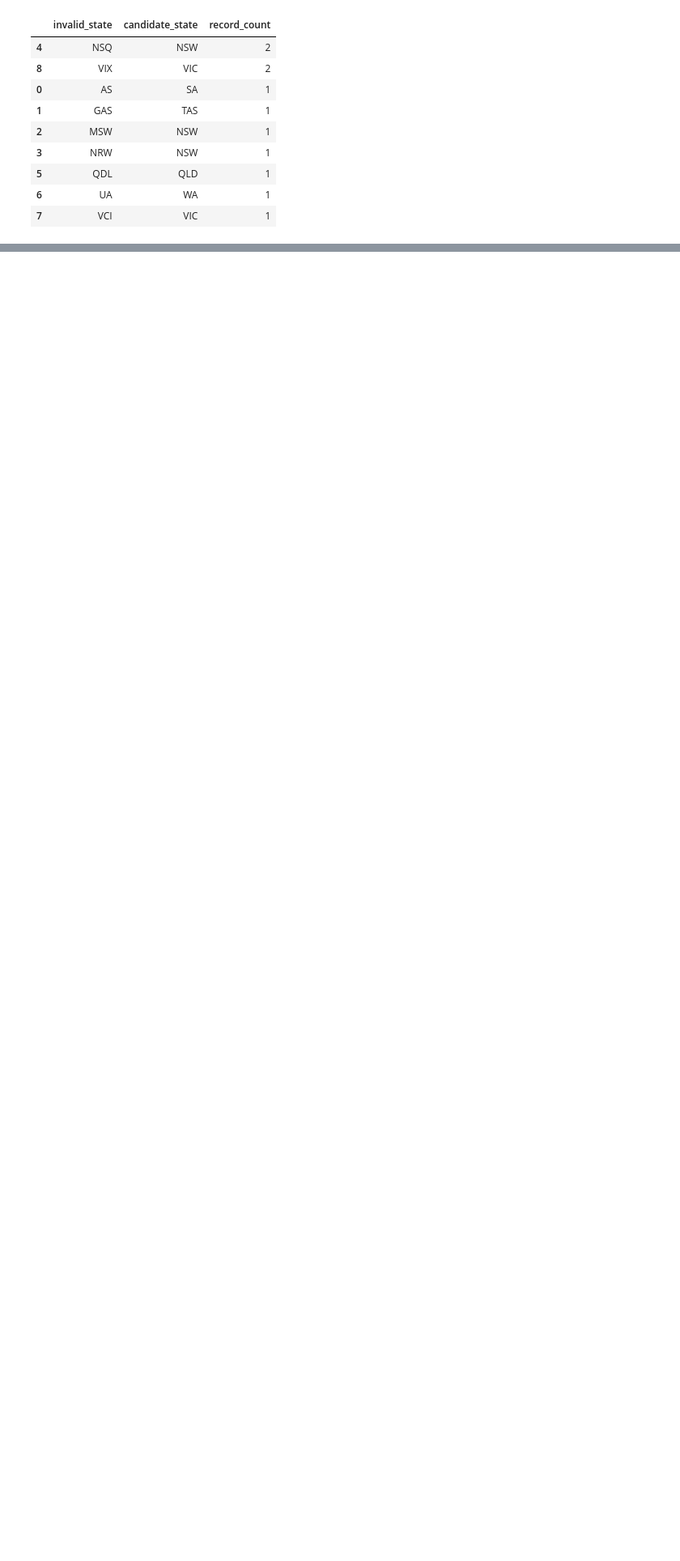
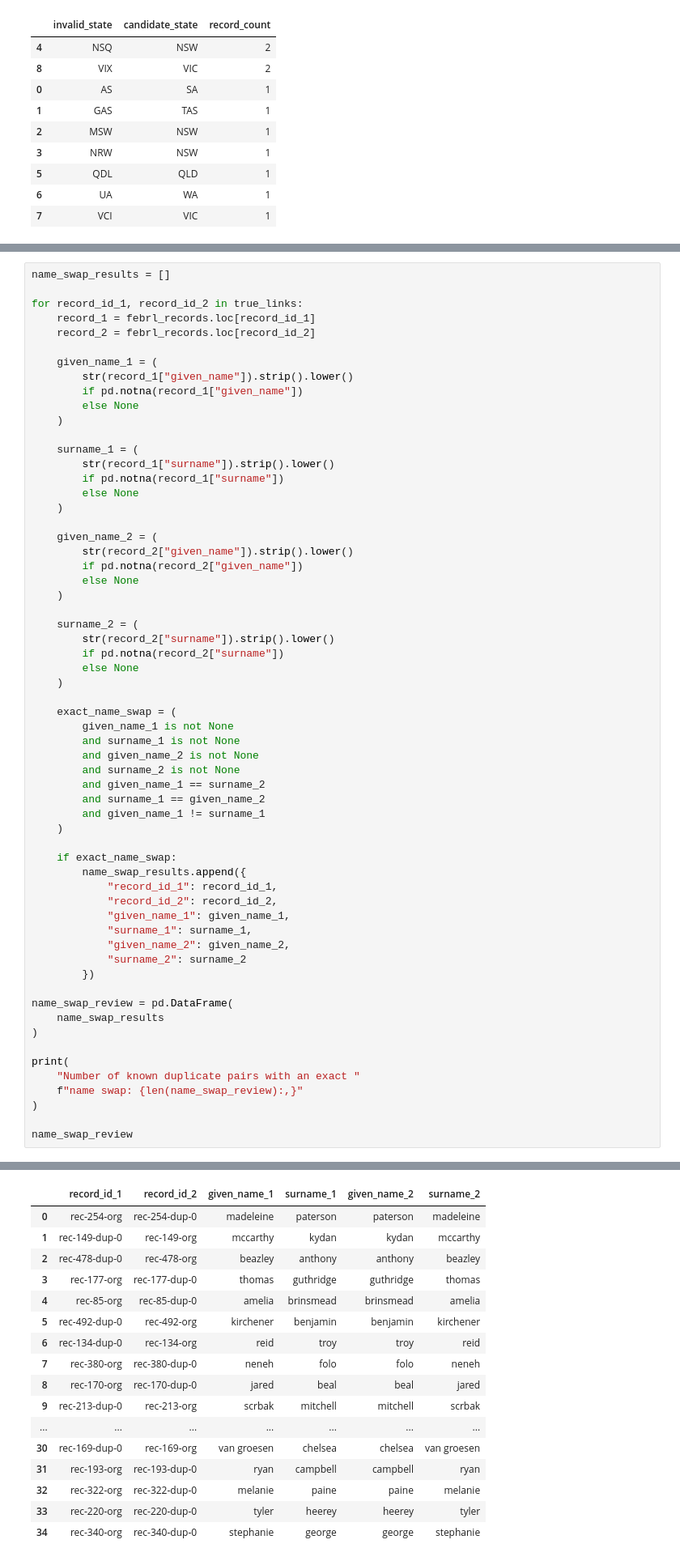
Before and after one commit to WaleBalogunK/Repository-name-entity-resolution-golden-record-lab, a Jupyter notebook: notebooks/01_data_acquisition_and_initial_audit.ipynb, the cells around one changed output, grey strips where cells are left out. Shown at 81% size. Saved outputs shown, nothing was run; the diff lists cells and outputs as text; blank space fills up the shorter version.

```diff
--- a/notebooks/01_data_acquisition_and_initial_audit.ipynb
+++ b/notebooks/01_data_acquisition_and_initial_audit.ipynb
@@ -1501,0 +1643,62 @@ febrl_audit[
+# %%
+name_swap_results = []
+
+for record_id_1, record_id_2 in true_links:
+    record_1 = febrl_records.loc[record_id_1]
+    record_2 = febrl_records.loc[record_id_2]
+
+    given_name_1 = (
+        str(record_1["given_name"]).strip().lower()
+        if pd.notna(record_1["given_name"])
+        else None
+    )
+
+    surname_1 = (
+        str(record_1["surname"]).strip().lower()
+        if pd.notna(record_1["surname"])
+        else None
+    )
+
+    given_name_2 = (
+        str(record_2["given_name"]).strip().lower()
+        if pd.notna(record_2["given_name"])
+        else None
+    )
+
+    surname_2 = (
+        str(record_2["surname"]).strip().lower()
+        if pd.notna(record_2["surname"])
+        else None
+    )
+
+    exact_name_swap = (
+        given_name_1 is not None
+        and surname_1 is not None
+        and given_name_2 is not None
+        and surname_2 is not None
+        and given_name_1 == surname_2
+        and surname_1 == given_name_2
+        and given_name_1 != surname_1
+    )
+
+    if exact_name_swap:
+        name_swap_results.append({
+            "record_id_1": record_id_1,
+            "record_id_2": record_id_2,
+            "given_name_1": given_name_1,
+            "surname_1": surname_1,
+            "given_name_2": given_name_2,
+            "surname_2": surname_2
+        })
+
+name_swap_review = pd.DataFrame(
+    name_swap_results
+)
+
+print(
+    "Number of known duplicate pairs with an exact "
+    f"name swap: {len(name_swap_review):,}"
+)
+
+name_swap_review
+# %% [output]
@@ -1501,0 +1706,17 @@ febrl_audit[
+|  | record_id_1 | record_id_2 | given_name_1 | surname_1 | given_name_2 | surname_2 |
+| 0 | rec-254-org | rec-254-dup-0 | madeleine | paterson | paterson | madeleine |
+| 1 | rec-149-dup-0 | rec-149-org | mccarthy | kydan | kydan | mccarthy |
+| 2 | rec-478-dup-0 | rec-478-org | beazley | anthony | anthony | beazley |
+| 3 | rec-177-org | rec-177-dup-0 | thomas | guthridge | guthridge | thomas |
+| 4 | rec-85-org | rec-85-dup-0 | amelia | brinsmead | brinsmead | amelia |
+| 5 | rec-492-dup-0 | rec-492-org | kirchener | benjamin | benjamin | kirchener |
+| 6 | rec-134-dup-0 | rec-134-org | reid | troy | troy | reid |
+| 7 | rec-380-org | rec-380-dup-0 | neneh | folo | folo | neneh |
+| 8 | rec-170-org | rec-170-dup-0 | jared | beal | beal | jared |
+| 9 | rec-213-dup-0 | rec-213-org | scrbak | mitchell | mitchell | scrbak |
+| ... | ... | ... | ... | ... | ... | ... |
+| 30 | rec-169-dup-0 | rec-169-org | van groesen | chelsea | chelsea | van groesen |
+| 31 | rec-193-org | rec-193-dup-0 | ryan | campbell | campbell | ryan |
+| 32 | rec-322-org | rec-322-dup-0 | melanie | paine | paine | melanie |
+| 33 | rec-220-org | rec-220-dup-0 | tyler | heerey | heerey | tyler |
+| 34 | rec-340-org | rec-340-dup-0 | stephanie | george | george | stephanie |
```
Also changed, not shown: parts of 8 cells of this notebook.
